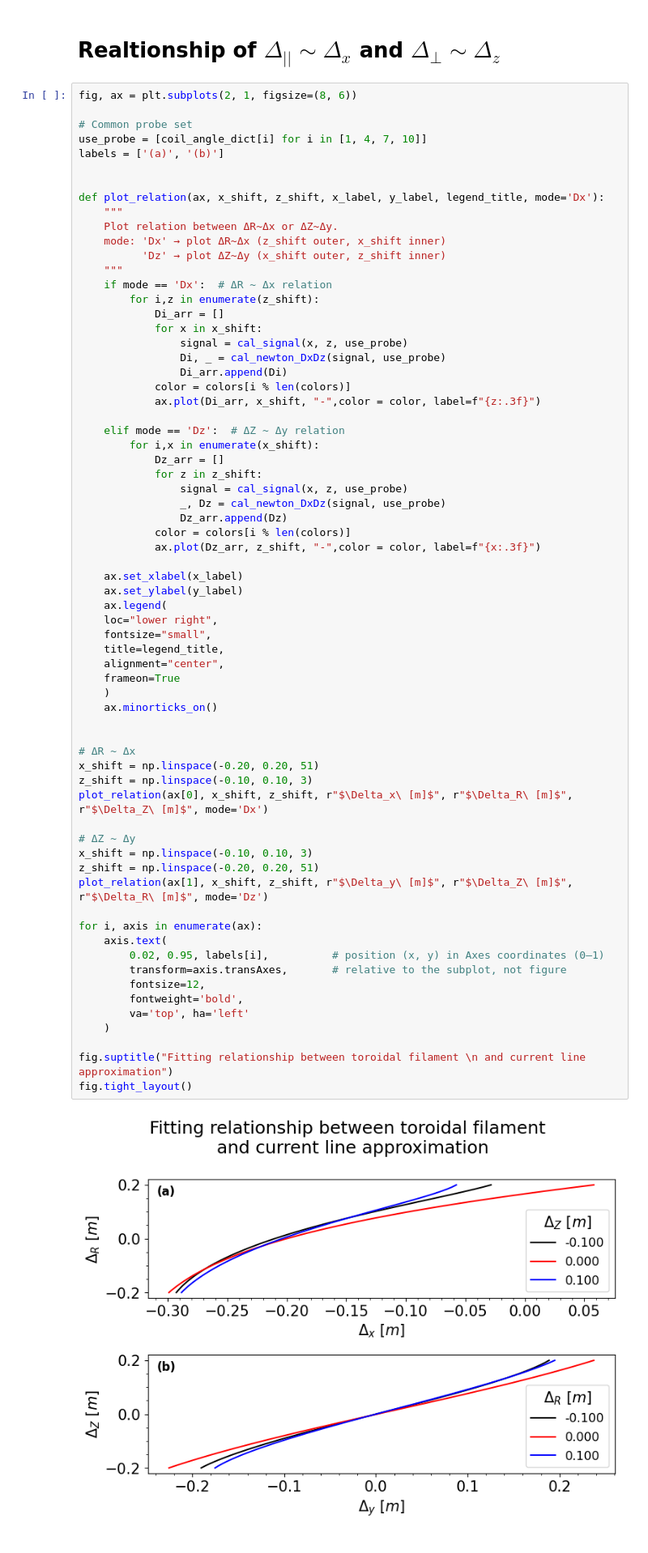
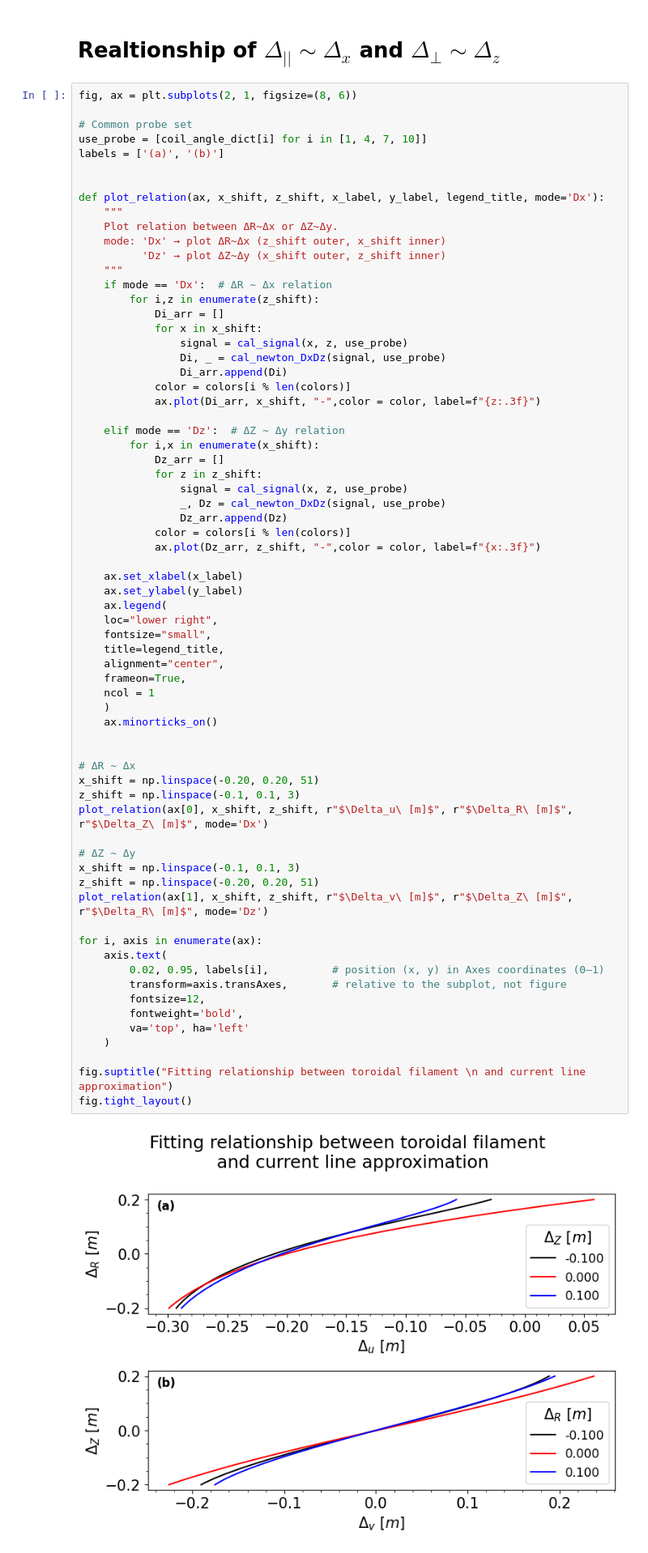
Before and after one commit to P-Attapon/TT1PlasmaColumnPosition, a Jupyter notebook: plotting.ipynb, the cells around one changed output. Shown at 81% size. Drawn from its saved outputs; the diff is of its cells as text.

Commit message:
Add result plot from shot 1641 in plotting notebook, change Delta_x and Delta_y to Delta_u, Delta_v

```diff
--- a/plotting.ipynb
+++ b/plotting.ipynb
@@ -60,39 +62,40 @@ def plot_relation(ax, x_shift, z_shift, x_label, y_label, legend_title, mode='Dx
 
     ax.set_xlabel(x_label)
     ax.set_ylabel(y_label)
     ax.legend(
     loc="lower right",
     fontsize="small",
     title=legend_title,
     alignment="center",
-    frameon=True
+    frameon=True,
+    ncol = 1
     )
     ax.minorticks_on()
 
 
 # ΔR ~ Δx
 x_shift = np.linspace(-0.20, 0.20, 51)
-z_shift = np.linspace(-0.10, 0.10, 3)
-plot_relation(ax[0], x_shift, z_shift, r"$\Delta_x\ [m]$", r"$\Delta_R\ [m]$", r"$\Delta_Z\ [m]$", mode='Dx')
+z_shift = np.linspace(-0.1, 0.1, 3)
+plot_relation(ax[0], x_shift, z_shift, r"$\Delta_u\ [m]$", r"$\Delta_R\ [m]$", r"$\Delta_Z\ [m]$", mode='Dx')
 
 # ΔZ ~ Δy
-x_shift = np.linspace(-0.10, 0.10, 3)
+x_shift = np.linspace(-0.1, 0.1, 3)
 z_shift = np.linspace(-0.20, 0.20, 51)
-plot_relation(ax[1], x_shift, z_shift, r"$\Delta_y\ [m]$", r"$\Delta_Z\ [m]$", r"$\Delta_R\ [m]$", mode='Dz')
+plot_relation(ax[1], x_shift, z_shift, r"$\Delta_v\ [m]$", r"$\Delta_Z\ [m]$", r"$\Delta_R\ [m]$", mode='Dz')
 
 for i, axis in enumerate(ax):
     axis.text(
         0.02, 0.95, labels[i],          # position (x, y) in Axes coordinates (0–1)
         transform=axis.transAxes,       # relative to the subplot, not figure
         fontsize=12,
         fontweight='bold',
         va='top', ha='left'
     )
 
 fig.suptitle("Fitting relationship between toroidal filament \n and current line approximation")
 fig.tight_layout()
 # %% [output]
-[figure, old version]
+[figure, new version]
 # %% [markdown]
 # raw signal plot
 # %%
```
Also changed, not shown: parts of 9 cells of this notebook, 1 other file.
